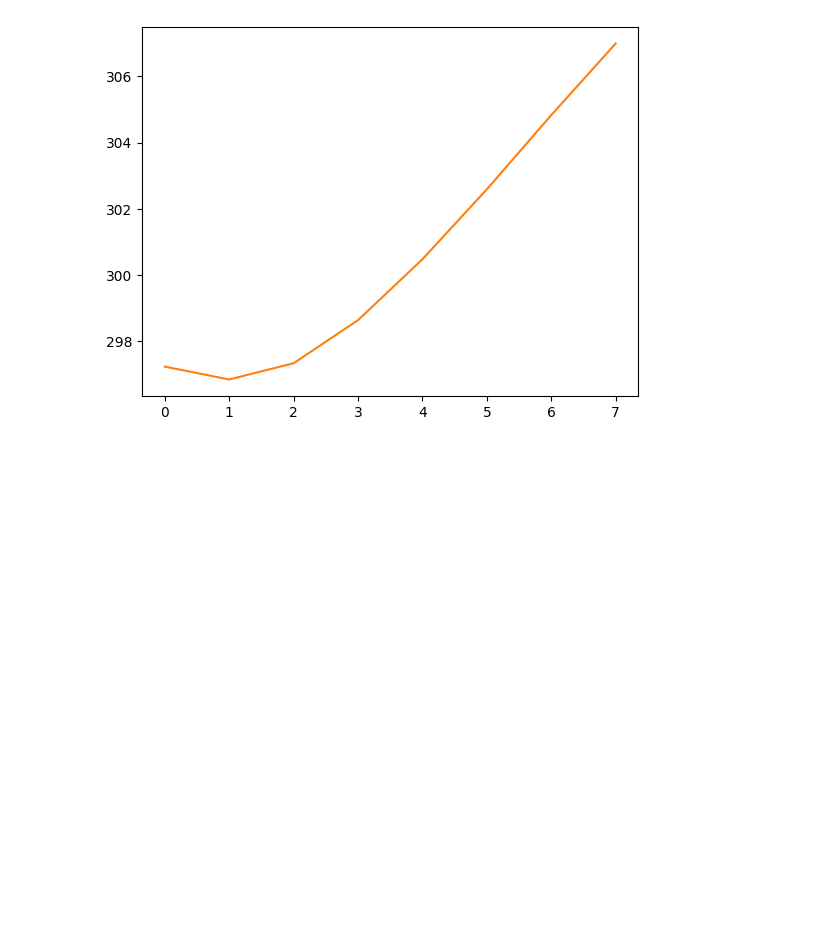
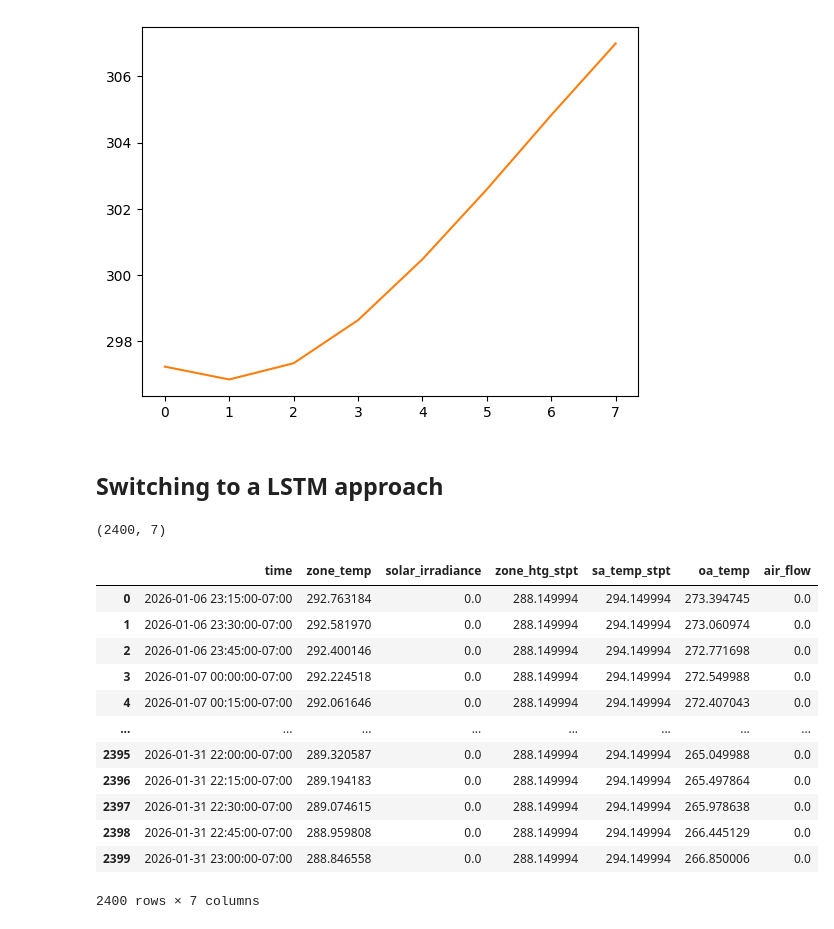
Before and after one commit to jamesryancoleman/bos-jupyter, a Jupyter notebook: nb/NN.ipynb, the cells around one changed output. Cells and saved outputs as stored; diff of their text form; code cells hidden in the pictures; blank space fills up the shorter version.

Commit message:
testing LSTM

```diff
--- a/nb/NN.ipynb
+++ b/nb/NN.ipynb
@@ -350,3 +350,5 @@ plt.plot(future_temps)
 # %% [output]
 [<matplotlib.lines.Line2D at 0x...>]
 [figure]
+# %% [markdown]
+## Switching to a LSTM approach
@@ -352,0 +402,23 @@ plt.plot(future_temps)
+# %%
+new_df = bos.GetHistory(pts,
+               start='2025/1/1T00:00:00-06',
+               end='2026/2/1T00:00:00-06',
+               pandas=True, tz='America/Denver', get_names=True).reset_index()
+print(new_df.shape)
+X, y = PreprocessData(new_df)
+new_df
+# %% [output]
+(2400, 7)
+|  | time | zone_temp | solar_irradiance | zone_htg_stpt | sa_temp_stpt | oa_temp | air_flow |
+| 0 | 2026-01-06 23:15:00-07:00 | 292.763184 | 0.0 | 288.149994 | 294.149994 | 273.394745 | 0.0 |
+| 1 | 2026-01-06 23:30:00-07:00 | 292.581970 | 0.0 | 288.149994 | 294.149994 | 273.060974 | 0.0 |
+| 2 | 2026-01-06 23:45:00-07:00 | 292.400146 | 0.0 | 288.149994 | 294.149994 | 272.771698 | 0.0 |
+| 3 | 2026-01-07 00:00:00-07:00 | 292.224518 | 0.0 | 288.149994 | 294.149994 | 272.549988 | 0.0 |
+| 4 | 2026-01-07 00:15:00-07:00 | 292.061646 | 0.0 | 288.149994 | 294.149994 | 272.407043 | 0.0 |
+| ... | ... | ... | ... | ... | ... | ... | ... |
+| 2395 | 2026-01-31 22:00:00-07:00 | 289.320587 | 0.0 | 288.149994 | 294.149994 | 265.049988 | 0.0 |
+| 2396 | 2026-01-31 22:15:00-07:00 | 289.194183 | 0.0 | 288.149994 | 294.149994 | 265.497864 | 0.0 |
+| 2397 | 2026-01-31 22:30:00-07:00 | 289.074615 | 0.0 | 288.149994 | 294.149994 | 265.978638 | 0.0 |
+| 2398 | 2026-01-31 22:45:00-07:00 | 288.959808 | 0.0 | 288.149994 | 294.149994 | 266.445129 | 0.0 |
+| 2399 | 2026-01-31 23:00:00-07:00 | 288.846558 | 0.0 | 288.149994 | 294.149994 | 266.850006 | 0.0 |
+2400 rows × 7 columns
```
Also changed, not shown: parts of 8 cells of this notebook.
